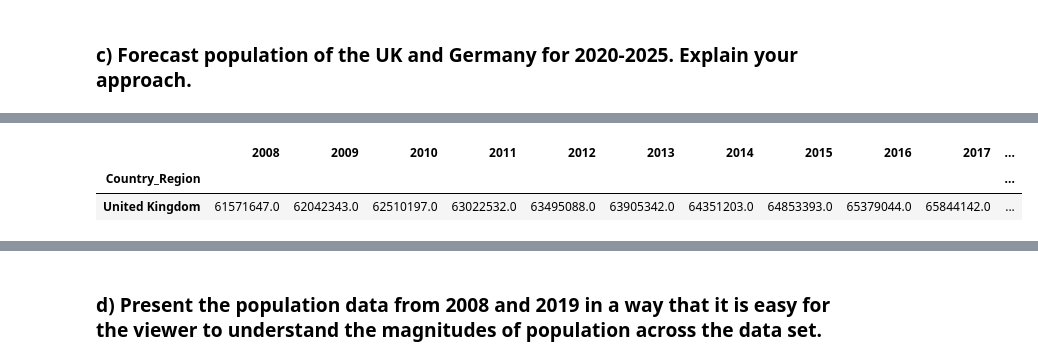
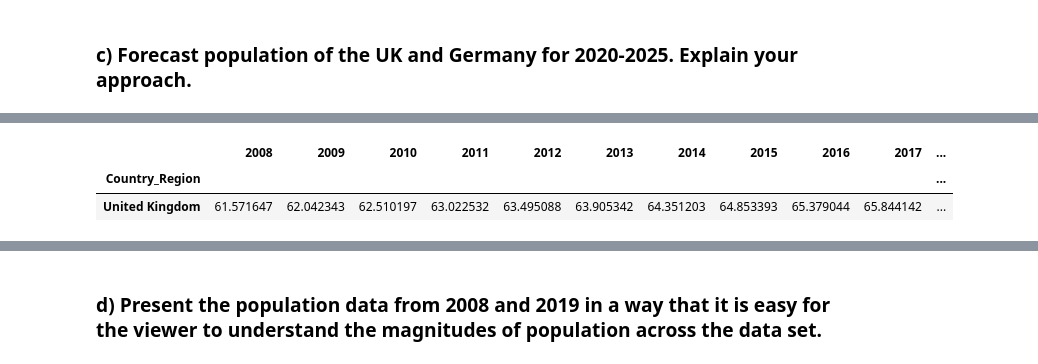
Before and after one commit to jpstephens93/DataScience, a Jupyter notebook: population.ipynb, the cells around one changed output, grey strips where cells are left out. Saved outputs shown, nothing was run; the diff lists cells and outputs as text; code cells hidden in the pictures.

```diff
--- a/population.ipynb
+++ b/population.ipynb
@@ -276,8 +357,8 @@ For this question, I will use the ARIMA (Auto-Regressive Integrated Moving Avera
 # %%
-uk = df[df.index == 'United Kingdom'].drop(columns=['type'])
+uk = df[df.index == 'United Kingdom'].drop(columns=['type']).astype(np.int64)/1e6
 uk
 # %% [output]
 |  | 2008 | 2009 | 2010 | 2011 | 2012 | 2013 | 2014 | 2015 | 2016 | 2017 | ... |
 | Country_Region |  |  |  |  |  |  |  |  |  |  | ... |
-| United Kingdom | 61571647.0 | 62042343.0 | 62510197.0 | 63022532.0 | 63495088.0 | 63905342.0 | 64351203.0 | 64853393.0 | 65379044.0 | 65844142.0 | ... |
+| United Kingdom | 61.571647 | 62.042343 | 62.510197 | 63.022532 | 63.495088 | 63.905342 | 64.351203 | 64.853393 | 65.379044 | 65.844142 | ... |
 # %%
```
Also changed, not shown: parts of 82 cells of this notebook.
